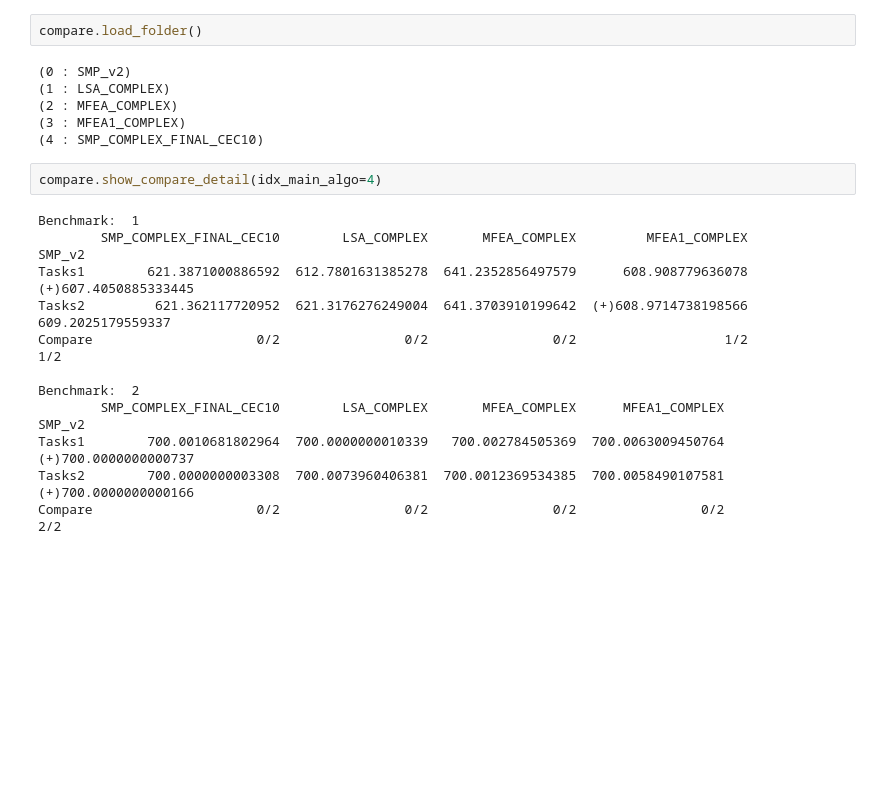
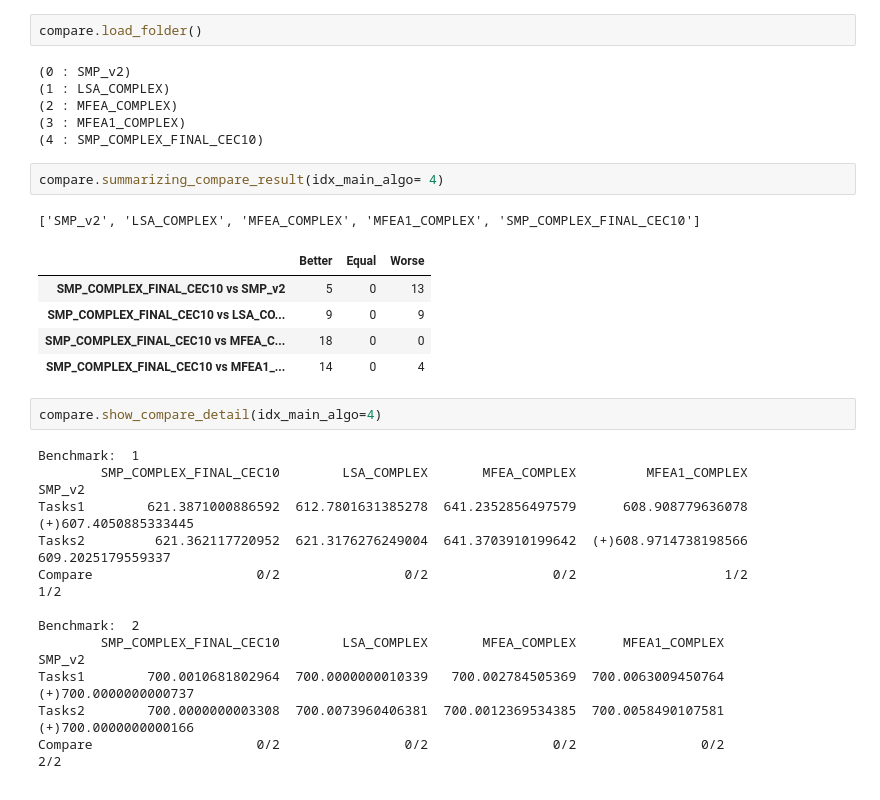
Before and after one commit to KM-MSO/MFEA_MSO, a Jupyter notebook: 7_multi_run.ipynb, the cells around one changed output. Saved outputs shown, nothing was run; the diff lists cells and outputs as text; blank space fills up the shorter version.

Commit message:
compare benchmark done, delete smp complex data

```diff
--- a/7_multi_run.ipynb
+++ b/7_multi_run.ipynb
@@ -32,6 +22,15 @@ compare.load_folder()
 (2 : MFEA_COMPLEX)
 (3 : MFEA1_COMPLEX)
 (4 : SMP_COMPLEX_FINAL_CEC10)
+# %%
+compare.summarizing_compare_result(idx_main_algo= 4)
+# %% [output]
+['SMP_v2', 'LSA_COMPLEX', 'MFEA_COMPLEX', 'MFEA1_COMPLEX', 'SMP_COMPLEX_FINAL_CEC10']
+|  | Better | Equal | Worse |
+| SMP_COMPLEX_FINAL_CEC10 vs SMP_v2 | 5 | 0 | 13 |
+| SMP_COMPLEX_FINAL_CEC10 vs LSA_CO... | 9 | 0 | 9 |
+| SMP_COMPLEX_FINAL_CEC10 vs MFEA_C... | 18 | 0 | 0 |
+| SMP_COMPLEX_FINAL_CEC10 vs MFEA1_... | 14 | 0 | 4 |
 # %%
 compare.show_compare_detail(idx_main_algo=4)
 # %% [output]
```
Also changed, not shown: parts of 1 cell of this notebook, 1 other file.
